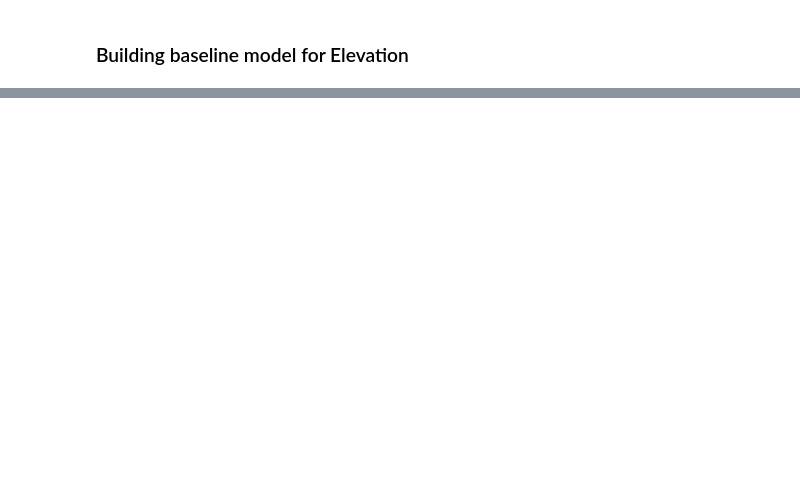
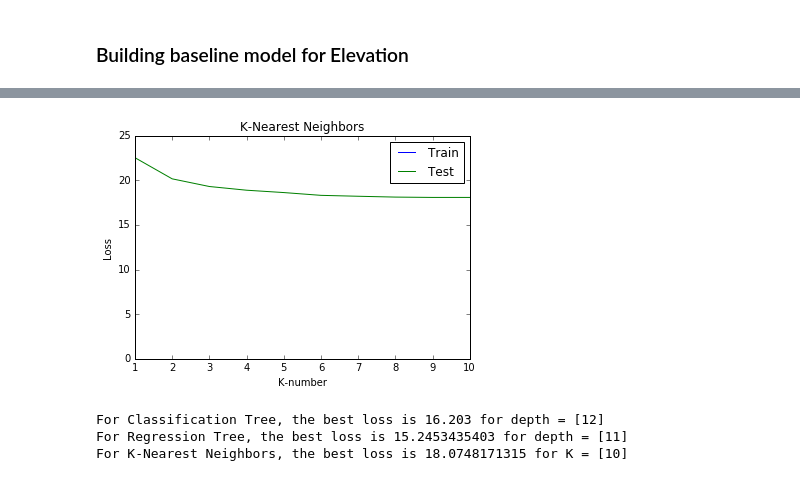
Before and after one commit to mvp291/dsga1003_term_project, a Jupyter notebook: 01_Data_Preparation_and_Understanding.ipynb, the cells around one changed output, grey strips where cells are left out. Drawn from its saved outputs; the diff is of its cells as text; code cells hidden in the pictures; blank space fills up the shorter version.

```diff
--- a/01_Data_Preparation_and_Understanding.ipynb
+++ b/01_Data_Preparation_and_Understanding.ipynb
@@ -406,0 +544,21 @@ print train.shape, val.shape, test.shape
+# %%
+# K-Nearest Neighbors K Search
+
+knn_loss_train = np.zeros(sizearray_knn)
+knn_loss_test = np.zeros(sizearray_knn)
+
+count = 0
+for i in range(minN,maxN+1):
+    print("Calculating Nearest Neighbors for K = "+str(i))
+    knn = KNeighborsRegressor(n_neighbors=i, weights='distance')
+    knn.fit(X_train, y_train)
+
+    # Predict Train error
+    y_pred_train = knn.predict(X_train)
+    knn_loss_train[count] = mean_absolute_error(y_train, y_pred_train)
+
+    # Predict Test error
+    y_pred_test = knn.predict(X_test)
+    knn_loss_test[count] = mean_absolute_error(y_test, y_pred_test)
+
+    count += 1
@@ -406,0 +576,28 @@ print train.shape, val.shape, test.shape
+# %%
+# Plot of Losses for different depths
+# K-NEAREST NEIGHBORS
+
+plt.plot(np.arange(minN,maxN+1),knn_loss_train,label='Train')
+plt.plot(np.arange(minN,maxN+1),knn_loss_test,label='Test')
+
+plt.ylabel('Loss')
+plt.xlabel('K-number')
+plt.title('K-Nearest Neighbors')
+plt.legend()
+plt.show()
+# %% [output]
+[figure, added]
+# %%
+# BEST PARAMETERS ELEVATION
+Depths = np.arange(minDepth,maxDepth+1);
+KNs = np.arange(minN,maxN+1)
+ind_c = np.where(c_tree_loss_test==min(c_tree_loss_test))
+ind_r = np.where(r_tree_loss_test==min(r_tree_loss_test))
+ind_k = np.where(knn_loss_test==min(knn_loss_test))
+print("For Classification Tree, the best loss is " + str(min(c_tree_loss_test)) +" for depth = " +str(Depths[ind_c]))
+print("For Regression Tree, the best loss is " + str(min(r_tree_loss_test)) +" for depth = " +str(Depths[ind_r]))
+print("For K-Nearest Neighbors, the best loss is " + str(min(knn_loss_test)) +" for K = " +str(KNs[ind_k]))
+# %% [output]
+For Classification Tree, the best loss is 16.203 for depth = [12]
+For Regression Tree, the best loss is 15.2453435403 for depth = [11]
+For K-Nearest Neighbors, the best loss is 18.0748171315 for K = [10]
```
Also changed, not shown: parts of 39 cells of this notebook.
